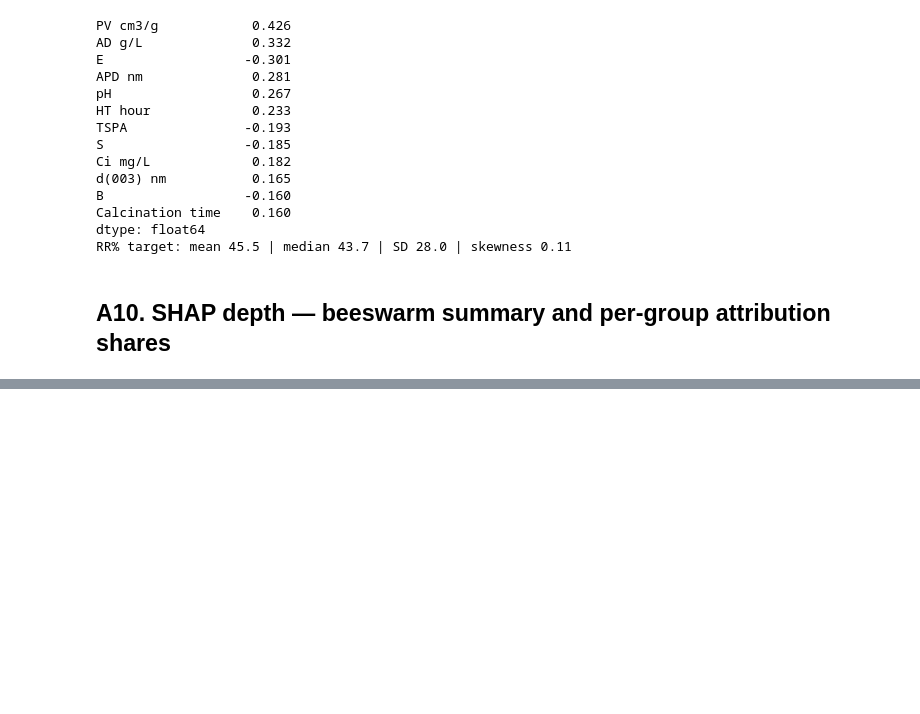
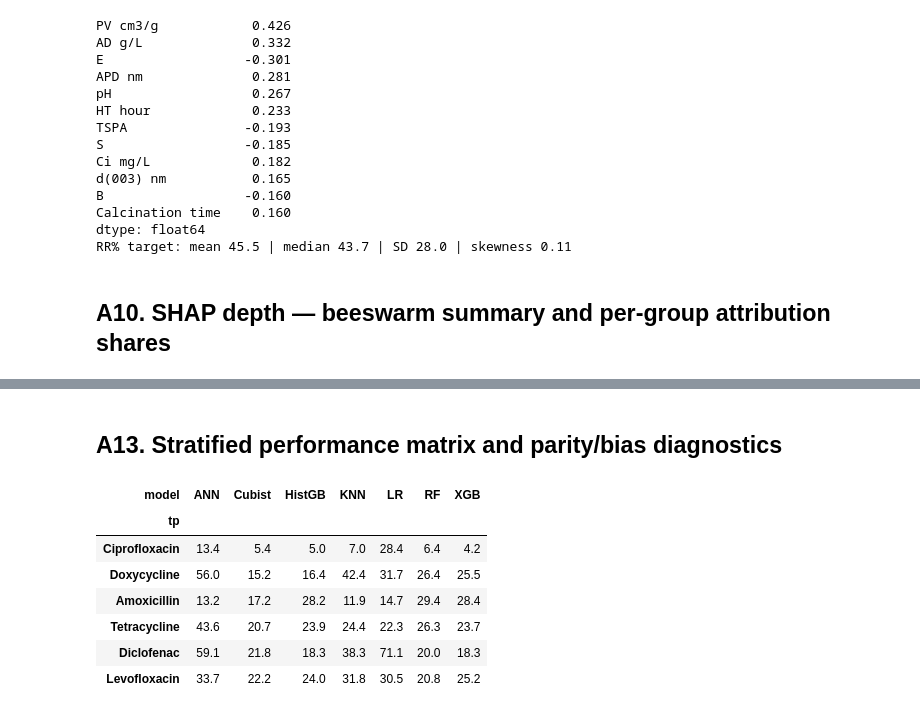
Before and after one commit to thanhtrunghuynh93/GreenX_BaoTien_project, a Jupyter notebook: notebooks/paper_depth_analysis.ipynb, the cells around one changed output, grey strips where cells are left out. Drawn from its saved outputs; the diff is of its cells as text; code cells hidden in the pictures; blank space fills up the shorter version.

```diff
--- a/notebooks/paper_depth_analysis.ipynb
+++ b/notebooks/paper_depth_analysis.ipynb
@@ -467,0 +616,22 @@ dtype: float64
+# %% [markdown]
+## A13. Stratified performance matrix and parity/bias diagnostics
+# %%
+attrs2 = (df.groupby('Id').agg(tp=('TP', lambda s: s.mode().iat[0]))
+          .reset_index().rename(columns={'Id': 'study'}))
+lm = loso.merge(attrs2, on='study')
+tp_keep = lm[lm.model == 'Cubist'].tp.value_counts()
+tp_keep = tp_keep[tp_keep >= 3].index
+strat = (lm[lm.tp.isin(tp_keep)]
+         .pivot_table(index='tp', columns='model', values='mae', aggfunc='median')
+         .round(1).sort_values('Cubist'))
+strat.to_csv(FIG_DIR / 'stratified_performance.csv')
+strat
+# %% [output]
+| model | ANN | Cubist | HistGB | KNN | LR | RF | XGB |
+| tp |  |  |  |  |  |  |  |
+| Ciprofloxacin | 13.4 | 5.4 | 5.0 | 7.0 | 28.4 | 6.4 | 4.2 |
+| Doxycycline | 56.0 | 15.2 | 16.4 | 42.4 | 31.7 | 26.4 | 25.5 |
+| Amoxicillin | 13.2 | 17.2 | 28.2 | 11.9 | 14.7 | 29.4 | 28.4 |
+| Tetracycline | 43.6 | 20.7 | 23.9 | 24.4 | 22.3 | 26.3 | 23.7 |
+| Diclofenac | 59.1 | 21.8 | 18.3 | 38.3 | 71.1 | 20.0 | 18.3 |
+| Levofloxacin | 33.7 | 22.2 | 24.0 | 31.8 | 30.5 | 20.8 | 25.2 |
```
Also changed, not shown: parts of 8 cells of this notebook, 13 other files.
